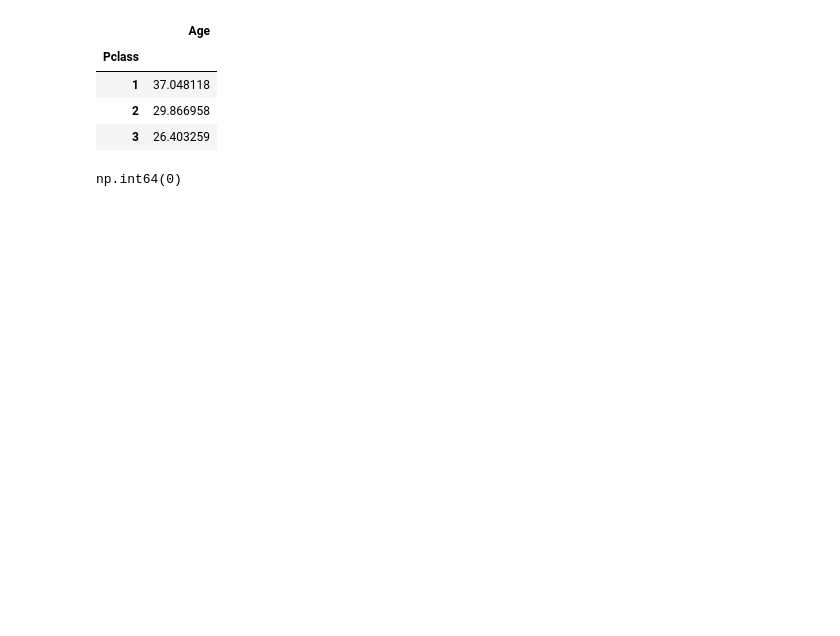
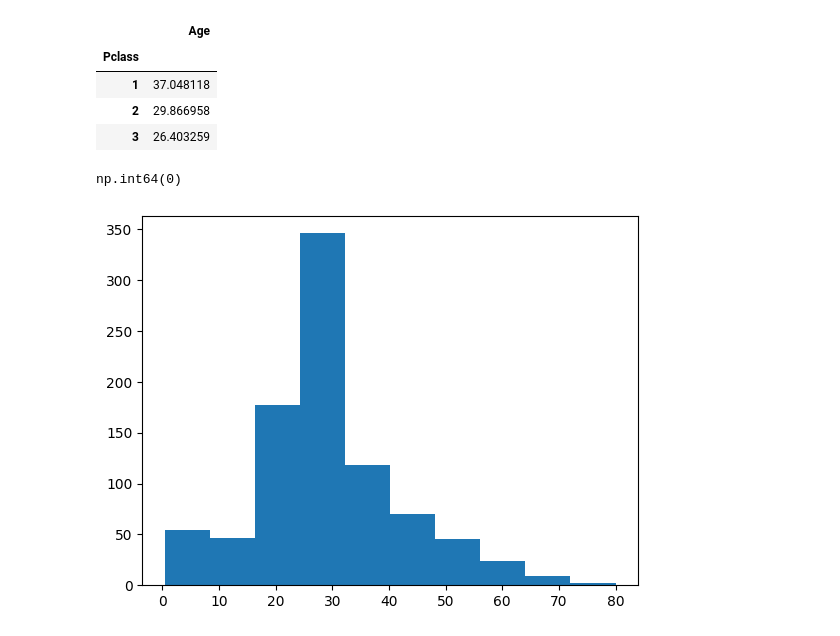
Before and after one commit to ashik2400/testing, a Jupyter notebook: pandas_practice.ipynb, the cells around one changed output. Cells and saved outputs as stored; diff of their text form; code cells hidden in the pictures; blank space fills up the shorter version.

Commit message:
pandas 1 visualization

```diff
--- a/pandas_practice.ipynb
+++ b/pandas_practice.ipynb
@@ -295,0 +299,5 @@ np.int64(0)
+# %%
+plt.hist(df["Age"].dropna())
+plt.show()
+# %% [output]
+[figure, added]
```
Also changed, not shown: parts of 10 cells of this notebook, 1 other file.
